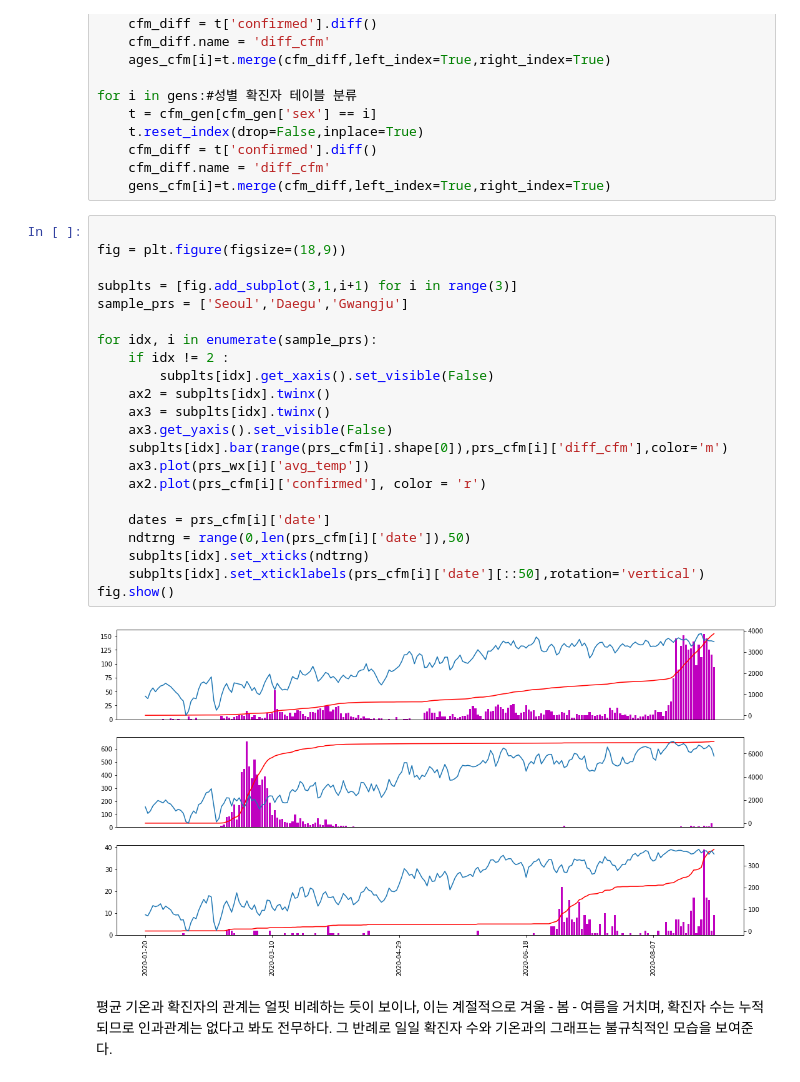
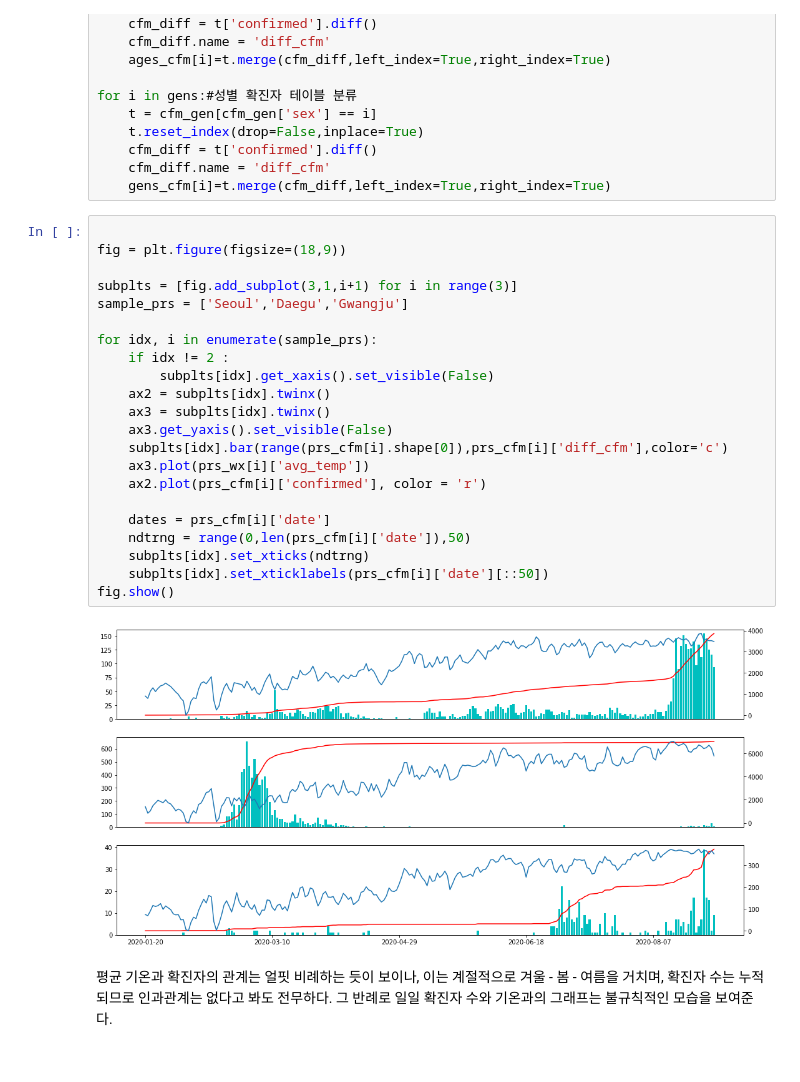
Before and after one commit to fishoe/covid_insight, a Jupyter notebook: insight.ipynb, the cells around one changed output. Saved outputs shown, nothing was run; the diff lists cells and outputs as text.

Commit message:
adjust_color

```diff
--- a/insight.ipynb
+++ b/insight.ipynb
@@ -78,27 +78,27 @@ for i in gens:#성별 확진자 테이블 분류
 # %%
 
 fig = plt.figure(figsize=(18,9))
 
 subplts = [fig.add_subplot(3,1,i+1) for i in range(3)]
 sample_prs = ['Seoul','Daegu','Gwangju']
 
 for idx, i in enumerate(sample_prs):
     if idx != 2 :
         subplts[idx].get_xaxis().set_visible(False)
     ax2 = subplts[idx].twinx()
     ax3 = subplts[idx].twinx()
     ax3.get_yaxis().set_visible(False)
-    subplts[idx].bar(range(prs_cfm[i].shape[0]),prs_cfm[i]['diff_cfm'],color='m')
+    subplts[idx].bar(range(prs_cfm[i].shape[0]),prs_cfm[i]['diff_cfm'],color='c')
     ax3.plot(prs_wx[i]['avg_temp'])
     ax2.plot(prs_cfm[i]['confirmed'], color = 'r')
 
     dates = prs_cfm[i]['date']
     ndtrng = range(0,len(prs_cfm[i]['date']),50)
     subplts[idx].set_xticks(ndtrng)
-    subplts[idx].set_xticklabels(prs_cfm[i]['date'][::50],rotation='vertical')
+    subplts[idx].set_xticklabels(prs_cfm[i]['date'][::50])
 fig.show()
 # %% [output]
-[figure, old version]
+[figure, new version]
 # %% [markdown]
 평균 기온과 확진자의 관계는 얼핏 비례하는 듯이 보이나, 이는 계절적으로 겨울 - 봄 - 여름을 거치며, 확진자 수는 누적되므로 인과관계는 없다고 봐도 전무하다.
 그 반례로 일일 확진자 수와 기온과의 그래프는 불규칙적인 모습을 보여준다.
```
Also changed, not shown: parts of 3 cells of this notebook, 1 other file.
